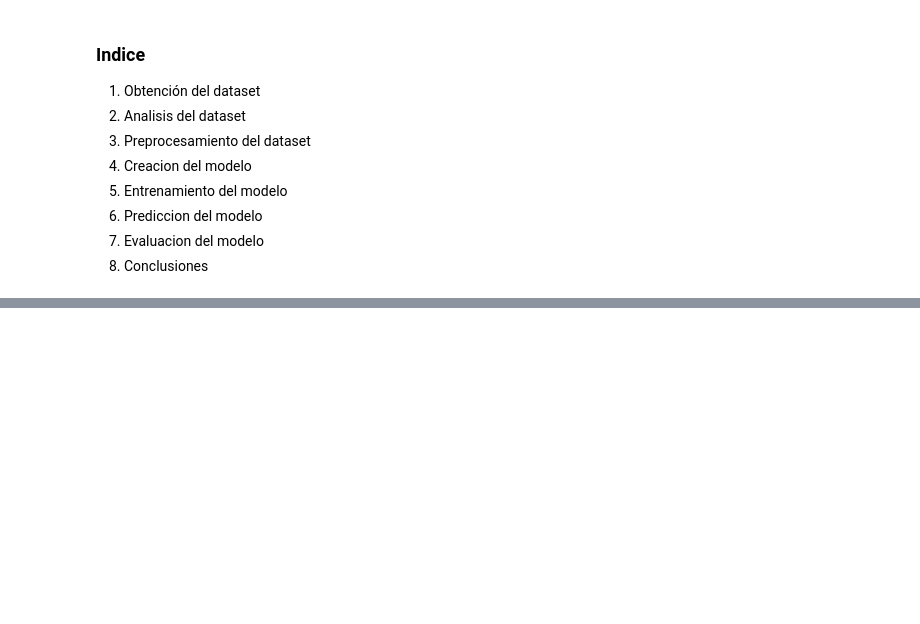
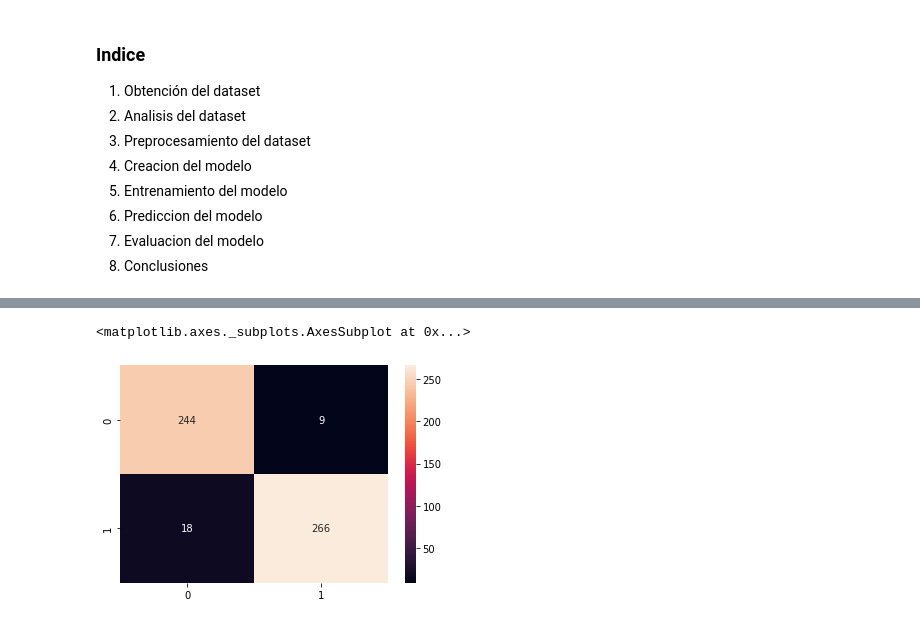
Before and after one commit to juanmacaaz/Pokemon2Digimon, a Jupyter notebook: notebook.ipynb, the cells around one changed output, grey strips where cells are left out. Saved outputs shown, nothing was run; the diff lists cells and outputs as text; code cells hidden in the pictures; blank space fills up the shorter version.

```diff
--- a/notebook.ipynb
+++ b/notebook.ipynb
@@ -483,0 +453,29 @@ for epoch in range(1, n_epochs+1):
+# %%
+def prepara_test_img(img):
+  X = img/255
+  X = X.transpose((2, 0, 1))
+  return torch.Tensor([X]).cuda()
+
+def eval(X_test, y_test):
+  bad_predictions = []
+  good_predictions = []
+  predictions = []
+  for img, b in zip(X_test, y_test):
+      a = prepara_test_img(img)
+      result = model(a)
+      result = torch.sigmoid(result).cpu().detach().numpy()[0]
+      if result.argmax() != b:
+        bad_predictions.append((img, result))
+      else:
+        good_predictions.append((img, result))
+      predictions.append((b, result.argmax()))
+
+  res = list(zip(*predictions))
+  return {'predictions': res, 'good_predictions': good_predictions, 'bad_predictions': bad_predictions}
+
+results = eval(X_test, y_test)
+# %%
+sn.heatmap(confusion_matrix(*results['predictions']), annot=True, fmt='g')
+# %% [output]
+<matplotlib.axes._subplots.AxesSubplot at 0x...>
+[figure, added]
```
Also changed, not shown: parts of 54 cells of this notebook, 2 other files.
